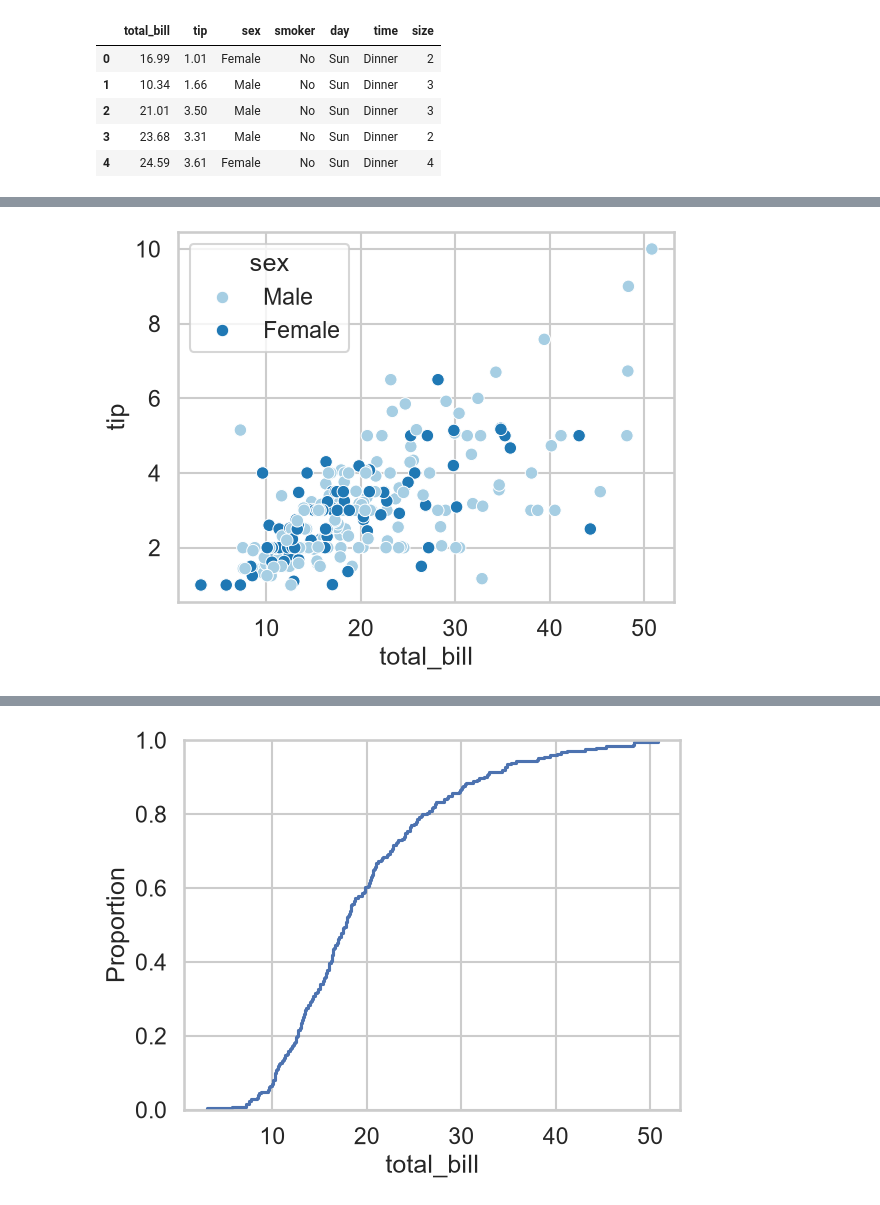
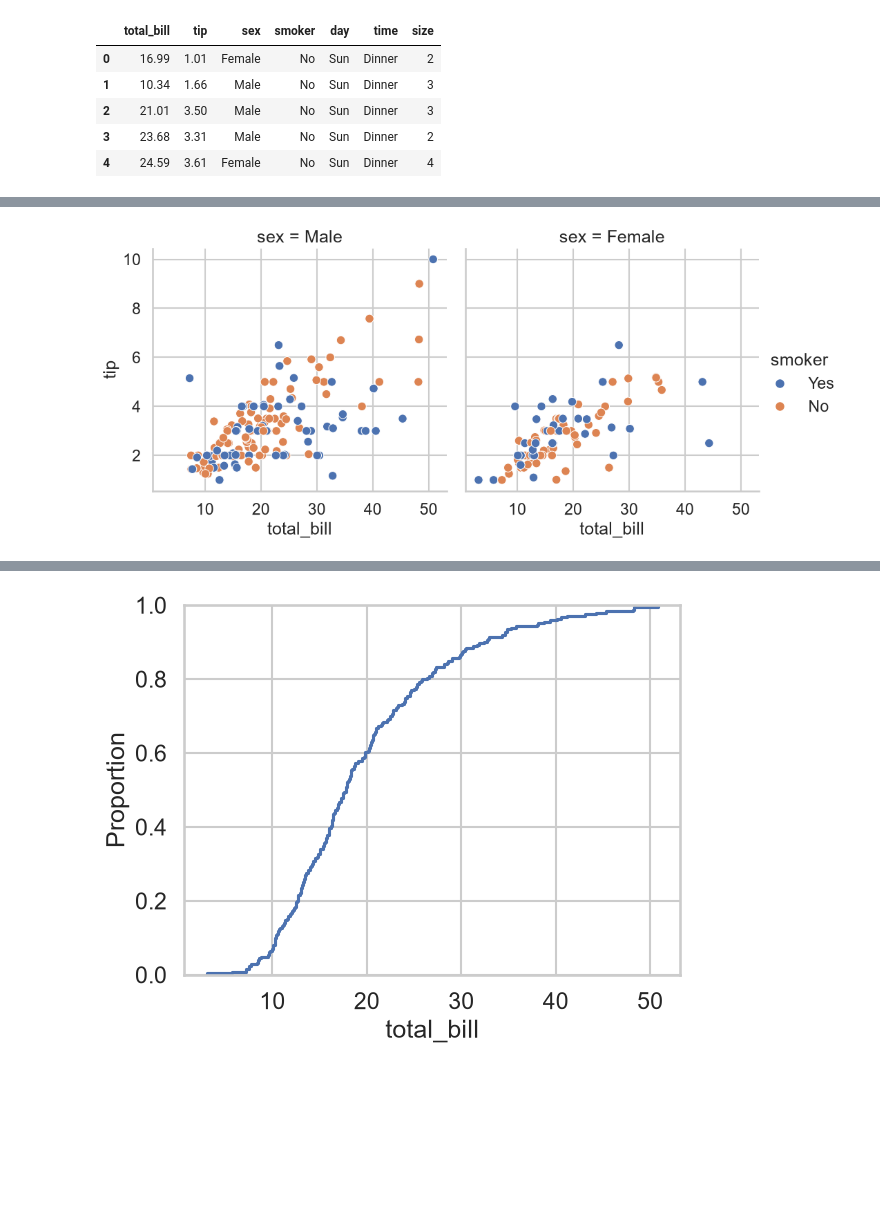
Before and after one commit to Bhawani0038/Python-Complete-Content, a Jupyter notebook: 24_seaborn/sample.ipynb, the cells around one changed output, grey strips where cells are left out. Drawn from its saved outputs; the diff is of its cells as text; code cells hidden in the pictures; blank space fills up the shorter version.

```diff
--- a/24_seaborn/sample.ipynb
+++ b/24_seaborn/sample.ipynb
@@ -56,5 +24,5 @@ dtype: int64
 # %%
-sns.scatterplot(data=df, x="total_bill", y="tip", hue= 'sex', palette= 'Paired')
+sns.relplot(data=df, x="total_bill", y="tip", kind="scatter", col="sex", hue ="smoker")
 plt.show()
 # %% [output]
-[figure, old version]
+[figure, new version]
```
Also changed, not shown: parts of 58 cells of this notebook, 8 other files.
